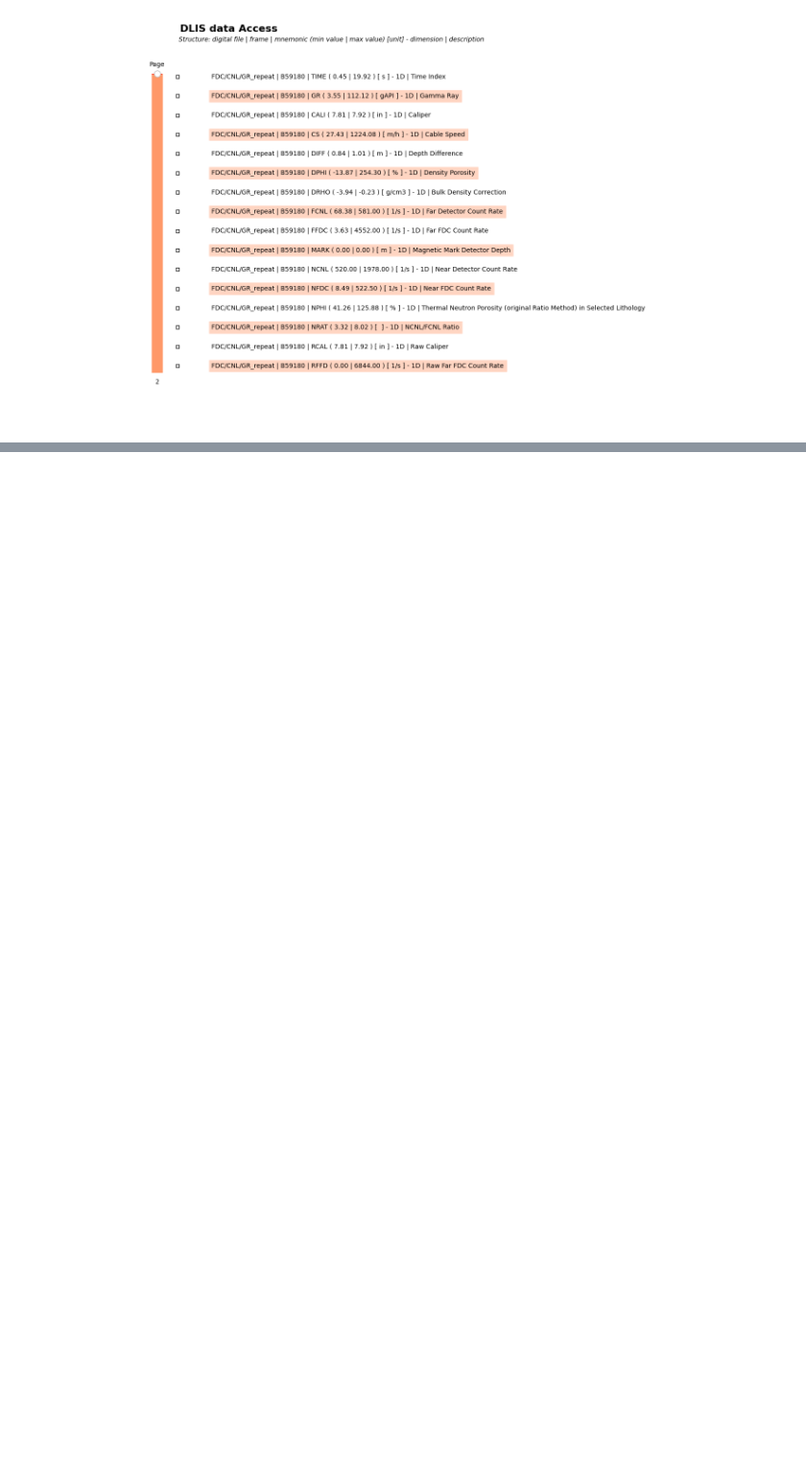
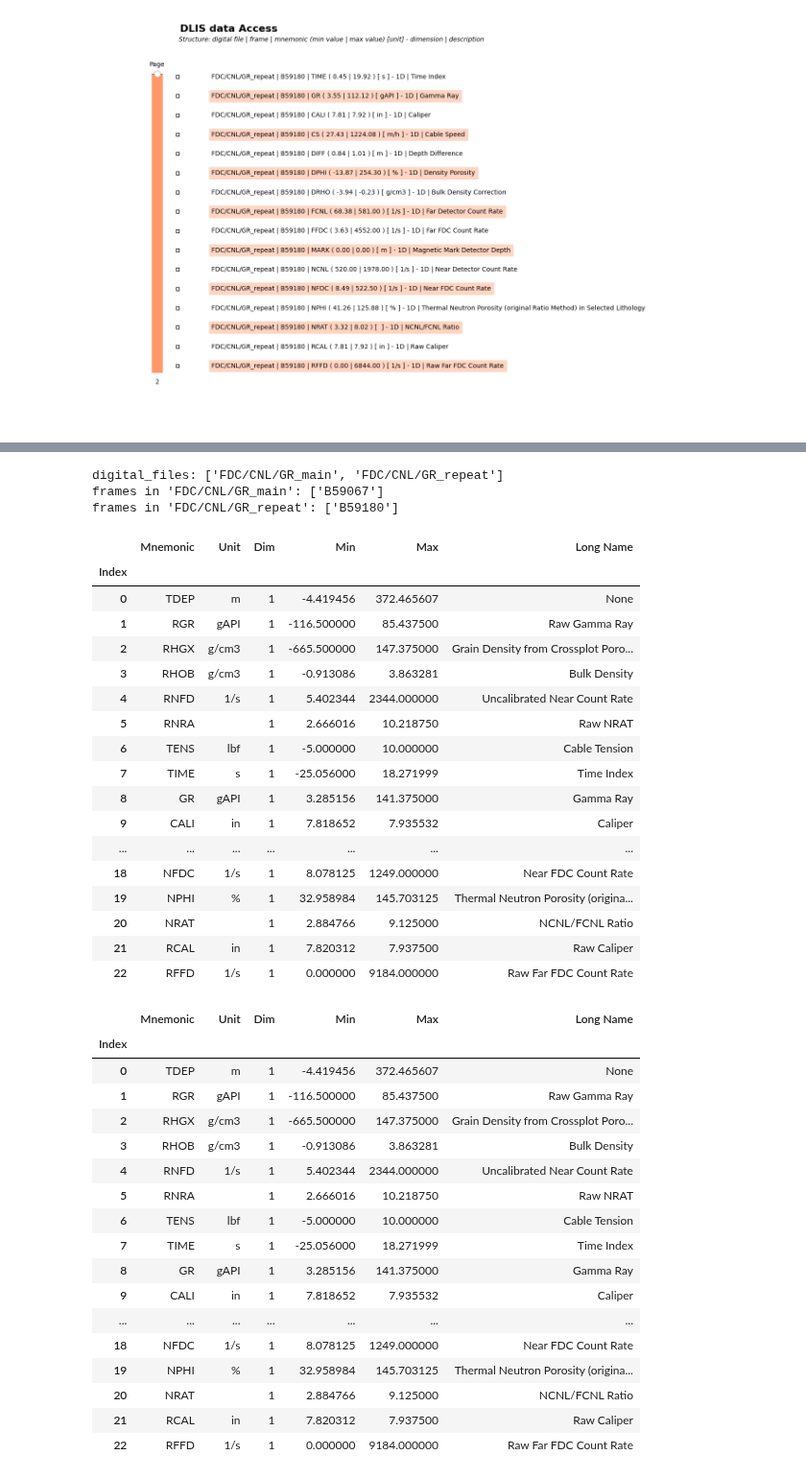
Before and after one commit to giecaruff/stoneforge, a Jupyter notebook: examples/_dlis_data_access_dlisio.ipynb, the cells around one changed output, grey strips where cells are left out. Shown at 96% size. Cells and saved outputs as stored; diff of their text form; code cells hidden in the pictures; blank space fills up the shorter version.

Commit message:
update dlis data reading

```diff
--- a/examples/_dlis_data_access_dlisio.ipynb
+++ b/examples/_dlis_data_access_dlisio.ipynb
@@ -31 +29,56 @@ dlis_manager.export(r"C:\Users\mario\Documents\test")
+# %%
+# Manual Access:
+dlis_manager_2 = DLISAccess("../stoneforge/datasets/DSDP_leg_96_hole_616_96_processed_data.dlis", gui=False)
+data_info = dlis_manager_2.get_info()
+digital_files = list(data_info.keys())
+
+print('digital_files:',digital_files)
+
+for d_file in digital_files:
+    print("frames in '{}':".format(d_file),list(data_info[d_file].keys()))
+
+# () Accessing data info
+display(data_info['FDC/CNL/GR_main']['B59067'])
+
+display(data_info['FDC/CNL/GR_main']['B59067'])
+# %% [output]
+digital_files: ['FDC/CNL/GR_main', 'FDC/CNL/GR_repeat']
+frames in 'FDC/CNL/GR_main': ['B59067']
+frames in 'FDC/CNL/GR_repeat': ['B59180']
+|  | Mnemonic | Unit | Dim | Min | Max | Long Name |
+| Index |  |  |  |  |  |  |
+| 0 | TDEP | m | 1 | -4.419456 | 372.465607 | None |
+| 1 | RGR | gAPI | 1 | -116.500000 | 85.437500 | Raw Gamma Ray |
+| 2 | RHGX | g/cm3 | 1 | -665.500000 | 147.375000 | Grain Density from Crossplot Poro... |
+| 3 | RHOB | g/cm3 | 1 | -0.913086 | 3.863281 | Bulk Density |
+| 4 | RNFD | 1/s | 1 | 5.402344 | 2344.000000 | Uncalibrated Near Count Rate |
+| 5 | RNRA |  | 1 | 2.666016 | 10.218750 | Raw NRAT |
+| 6 | TENS | lbf | 1 | -5.000000 | 10.000000 | Cable Tension |
+| 7 | TIME | s | 1 | -25.056000 | 18.271999 | Time Index |
+| 8 | GR | gAPI | 1 | 3.285156 | 141.375000 | Gamma Ray |
+| 9 | CALI | in | 1 | 7.818652 | 7.935532 | Caliper |
+| ... | ... | ... | ... | ... | ... | ... |
+| 18 | NFDC | 1/s | 1 | 8.078125 | 1249.000000 | Near FDC Count Rate |
+| 19 | NPHI | % | 1 | 32.958984 | 145.703125 | Thermal Neutron Porosity (origina... |
+| 20 | NRAT |  | 1 | 2.884766 | 9.125000 | NCNL/FCNL Ratio |
+| 21 | RCAL | in | 1 | 7.820312 | 7.937500 | Raw Caliper |
+| 22 | RFFD | 1/s | 1 | 0.000000 | 9184.000000 | Raw Far FDC Count Rate |
+|  | Mnemonic | Unit | Dim | Min | Max | Long Name |
+| Index |  |  |  |  |  |  |
+| 0 | TDEP | m | 1 | -4.419456 | 372.465607 | None |
+| 1 | RGR | gAPI | 1 | -116.500000 | 85.437500 | Raw Gamma Ray |
+| 2 | RHGX | g/cm3 | 1 | -665.500000 | 147.375000 | Grain Density from Crossplot Poro... |
+| 3 | RHOB | g/cm3 | 1 | -0.913086 | 3.863281 | Bulk Density |
+| 4 | RNFD | 1/s | 1 | 5.402344 | 2344.000000 | Uncalibrated Near Count Rate |
+| 5 | RNRA |  | 1 | 2.666016 | 10.218750 | Raw NRAT |
+| 6 | TENS | lbf | 1 | -5.000000 | 10.000000 | Cable Tension |
+| 7 | TIME | s | 1 | -25.056000 | 18.271999 | Time Index |
+| 8 | GR | gAPI | 1 | 3.285156 | 141.375000 | Gamma Ray |
+| 9 | CALI | in | 1 | 7.818652 | 7.935532 | Caliper |
+| ... | ... | ... | ... | ... | ... | ... |
+| 18 | NFDC | 1/s | 1 | 8.078125 | 1249.000000 | Near FDC Count Rate |
+| 19 | NPHI | % | 1 | 32.958984 | 145.703125 | Thermal Neutron Porosity (origina... |
+| 20 | NRAT |  | 1 | 2.884766 | 9.125000 | NCNL/FCNL Ratio |
+| 21 | RCAL | in | 1 | 7.820312 | 7.937500 | Raw Caliper |
+| 22 | RFFD | 1/s | 1 | 0.000000 | 9184.000000 | Raw Far FDC Count Rate |
 # %%
```
Also changed, not shown: parts of 6 cells of this notebook, 1 other file.
